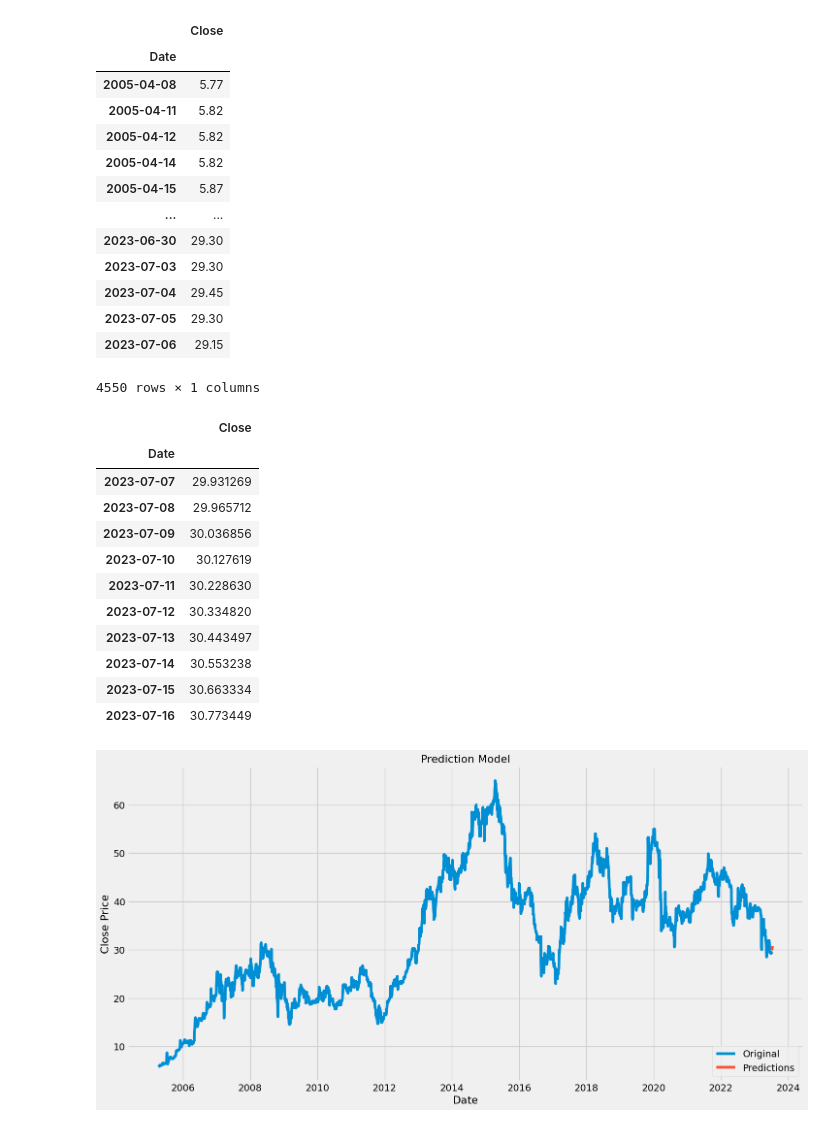
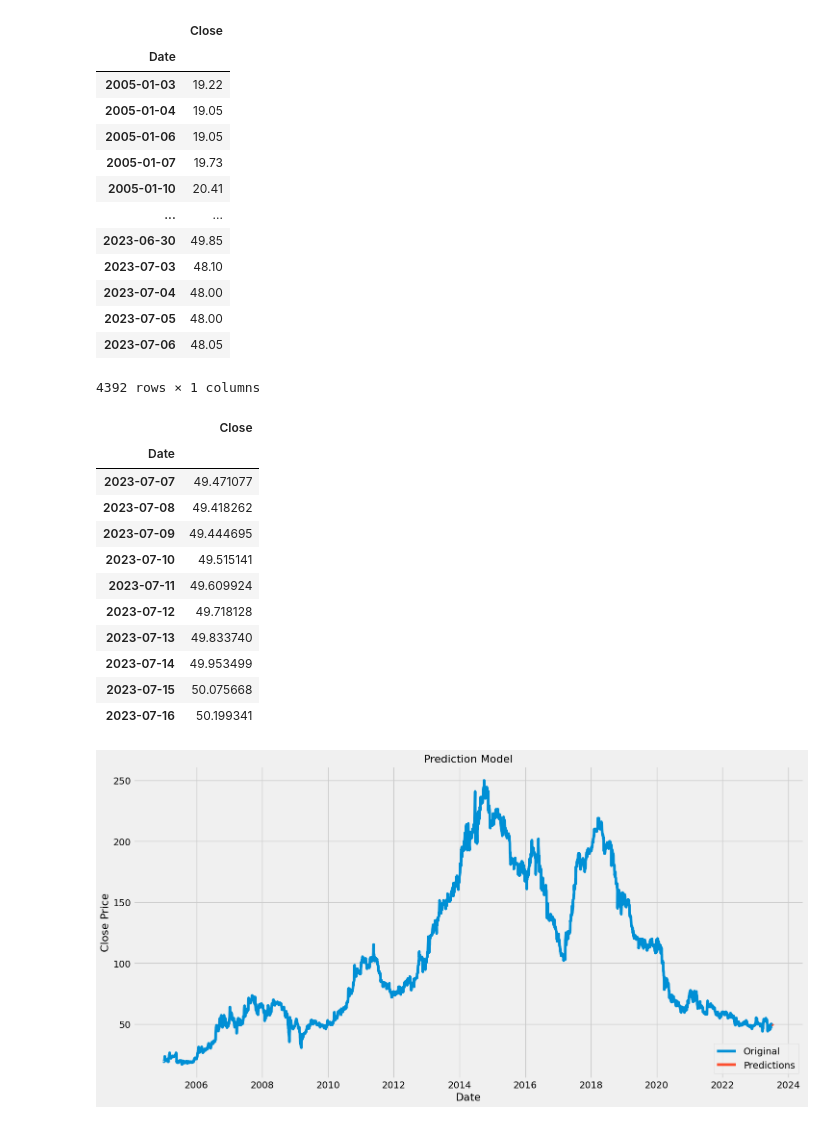
Before and after one commit to NjokiOlima/s.pred_project, a Jupyter notebook: predict_ke.ipynb, the cells around one changed output. Saved outputs shown, nothing was run; the diff lists cells and outputs as text; code cells hidden in the pictures.

```diff
--- a/predict_ke.ipynb
+++ b/predict_ke.ipynb
@@ -15,7 +15,7 @@ import math
 import datetime as dtm
 # %%
 # LOAD DATA
-df = pd.read_csv("KCB.csv", skipinitialspace=True)
+df = pd.read_csv("DTB.csv", skipinitialspace=True)
 
 # CLEANING DATA
 # Reverse dataframe starting with earliest stock as first index
@@ -255,45 +255,46 @@ new_df
 # %% [output]
 |  | Close |
 | Date |  |
-| 2005-04-08 | 5.77 |
-| 2005-04-11 | 5.82 |
-| 2005-04-12 | 5.82 |
-| 2005-04-14 | 5.82 |
-| 2005-04-15 | 5.87 |
+| 2005-01-03 | 19.22 |
+| 2005-01-04 | 19.05 |
+| 2005-01-06 | 19.05 |
+| 2005-01-07 | 19.73 |
+| 2005-01-10 | 20.41 |
 | ... | ... |
-| 2023-06-30 | 29.30 |
-| 2023-07-03 | 29.30 |
-| 2023-07-04 | 29.45 |
-| 2023-07-05 | 29.30 |
-| 2023-07-06 | 29.15 |
+| 2023-06-30 | 49.85 |
+| 2023-07-03 | 48.10 |
+| 2023-07-04 | 48.00 |
+| 2023-07-05 | 48.00 |
+| 2023-07-06 | 48.05 |
-4550 rows × 1 columns
+4392 rows × 1 columns
 # %%
 next_n_days
 # %% [output]
 |  | Close |
 | Date |  |
-| 2023-07-07 | 29.931269 |
-| 2023-07-08 | 29.965712 |
-| 2023-07-09 | 30.036856 |
-| 2023-07-10 | 30.127619 |
-| 2023-07-11 | 30.228630 |
-| 2023-07-12 | 30.334820 |
-| 2023-07-13 | 30.443497 |
-| 2023-07-14 | 30.553238 |
-| 2023-07-15 | 30.663334 |
-| 2023-07-16 | 30.773449 |
+| 2023-07-07 | 49.471077 |
+| 2023-07-08 | 49.418262 |
+| 2023-07-09 | 49.444695 |
+| 2023-07-10 | 49.515141 |
+| 2023-07-11 | 49.609924 |
+| 2023-07-12 | 49.718128 |
+| 2023-07-13 | 49.833740 |
+| 2023-07-14 | 49.953499 |
+| 2023-07-15 | 50.075668 |
+| 2023-07-16 | 50.199341 |
 # %%
 # Visualise data
 plt.figure(figsize=(16,8))
 plt.title("Prediction Model", fontsize=16)
 plt.xlabel("Date", fontsize=16)
 plt.ylabel("Close Price", fontsize=16)
 plt.plot(new_df.Close)
 plt.plot(next_n_days.Close)
-plt.legend(["Original", "Predictions"], loc="lower right")
+# plt.legend(["Original", "Predictions"], loc="lower right")
+plt.legend(["Original", "Predictions"])
 plt.show()
 # %% [output]
-[figure, old version]
+[figure, new version]
 # %%
 # Show previous 3 months plus n_days (10, 30, 60 e.t.c) predictions
 prev_days = 90;
```
Also changed, not shown: parts of 13 cells of this notebook, 4 other files.
